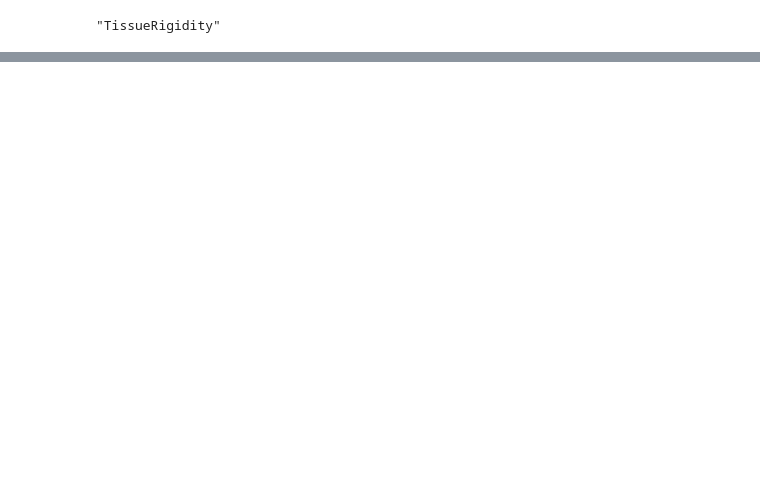
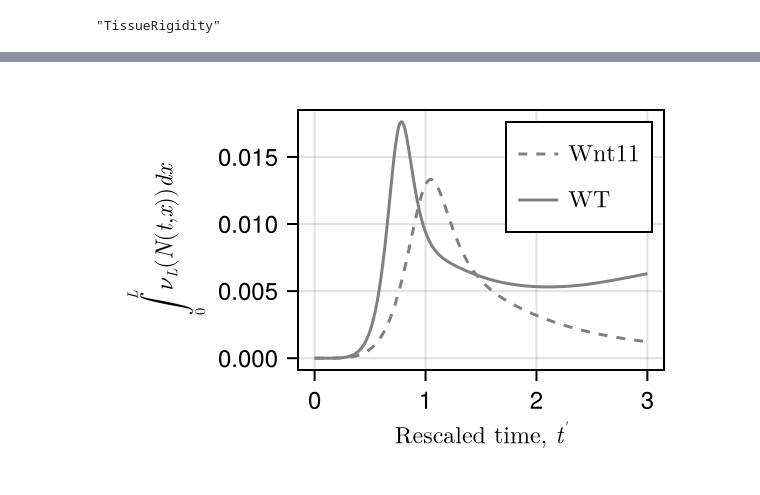
Before and after one commit to harrybooth/TissueRigidity, a Jupyter notebook: notebooks/OptimalParameters - DiffusionDominated_ProduceFigs.ipynb, the cells around one changed output, grey strips where cells are left out. Cells and saved outputs as stored; diff of their text form; code cells hidden in the pictures; blank space fills up the shorter version.

```diff
--- a/notebooks/OptimalParameters - DiffusionDominated_ProduceFigs.ipynb
+++ b/notebooks/OptimalParameters - DiffusionDominated_ProduceFigs.ipynb
@@ -87,31 +259,0 @@ orig_metrics = get_summary_metrics(pv_orig,prob,data,alpha_data,0.2)
-# %%
-fig = Figure(size = (500,300))
-
-ax = Axis(fig[1,1], xlabel = L"\text{time (mins)}", ylabel= L"\lambda_{1/2} \quad (\mu m)",ygridvisible = false,xgridvisible = false,ylabelcolor = :blue,yticklabelcolor = :blue)
-ax_N = Axis(fig[1,1], xlabel = L"\text{Rescaled time, t}", ylabel= L"N(x=0,t)", yaxisposition = :right,ylabelcolor = :green,yticklabelcolor = :green,ygridvisible = false,xgridvisible = false,xticksvisible = false)
-
-hidexdecorations!(ax_N)
-
-sol = solve(prob, p = p_orig, FBDF(),abstol = de_abstol,reltol = de_reltol, maxiters = 1e6,callback = TerminateSteadyState(1e-6,1e-4),isoutofdomain = (u,p,t) -> any(x->x<0, u));
-
-N_samp = 10000
-
-λ_trange = LinRange(0.,sol.t[end],N_samp)
-
-sol = solve(prob, p = p_orig, FBDF(),abstol = de_abstol,reltol = de_reltol, maxiters = 1e6,callback = TerminateSteadyState(1e-6,1e-4),isoutofdomain = (u,p,t) -> any(x->x<0, u),saveat = λ_trange);
-
-N0t = [sol(t)[1,1] for t in λ_trange]
-
-λhalf,λhalf_max_t = get_lambda_half(sol,λ_trange)
-
-c_max = maximum(sol(λhalf_max_t)[:,1])
-
-lines!(ax,λ_trange ./ 60 ,λhalf,color = :blue)
-
-lines!(ax_N,λ_trange ./ 60 ,N0t, color = :green)
-
-vlines!(ax,λhalf_max_t / 60, color = :red, linestyle = :dash)
-
-save(plotsdir(exp_name * "/OrigFits/LambdaHalfOverT.pdf"),fig)
-
-fig
@@ -161,8 +259,0 @@ save(plotsdir(exp_name * "/OrigFits/Summary_New.pdf"),fig)
-# %%
-# pv = [DN0,DL0,kN0,kL0,kE,kNL,σN0,σL0,Na,NL,NE,LN,s0];
-
-pv = [DN0,DL0,kN0,kL0,kE,kNL,0.1*σN0,σL0,Na,NL,0.9*NE,LN,s0]
-
-p_tuple,p_cp_tuple,p_lm_tuple = get_params(pv)
-
-(t_grid_alpha,dyn_alpha),(t_plot,(level_x_wt_rescaled,level_x_cp_rescaled,level_x_lm_rescaled )),(porosity_dyn,porosity_dyn_cp),c_level,(sol,sol_cp,sol_lm) = get_alpha_xmax_lambda(pv,prob,0.2);
@@ -209,24 +260,24 @@ smad_plot_df[!,"porosity_Wnt11"] = porosity_dyn_cp;
-# %%
-orig_metrics = get_summary_metrics(pv,prob,data,alpha_data,0.2)
 # %%
 fig = Figure(size = (300,200), fontsize = 12.)
 
 t_plot_int = LinRange(0,3*orig_metrics[:wt_t0],1000)
 
 νN_int_cp,νN_int = get_integrated_lefty_prod_values(sol,sol_cp,t_plot_int,p_tuple,p_cp_tuple)
 
 # nodal_prod_cp,nodal_prod = get_integrated_nodal_prod_values(sol,sol_cp,t_plot_int)
 
 ax = Axis(fig[1,1], xlabel = L"\text{Rescaled time, } t^{'}", ylabel= L"\int_0^L ν_L(N(t,x)) dx" )
 
 lines!(ax,LinRange(0,3,1000),νN_int_cp,linestyle = :dash,color = :grey, label = L"\text{Wnt11}")
 lines!(ax,LinRange(0,3,1000),νN_int,color = :grey, label = L"\text{WT}")
 
 axislegend(ax,position = :rt)
 
-save(plotsdir(exp_name * "/FinalFigures/TotalLeftyProd.pdf"),fig)
+save(plotsdir(exp_name * "/FinalFigures_DT/TotalLeftyProd.pdf"),fig)
 
 fig
+# %% [output]
+[figure, added]
 # %%
 intl_plot_df = DataFrames.DataFrame()
 
```
Also changed, not shown: parts of 41 cells of this notebook, 5 other files.
